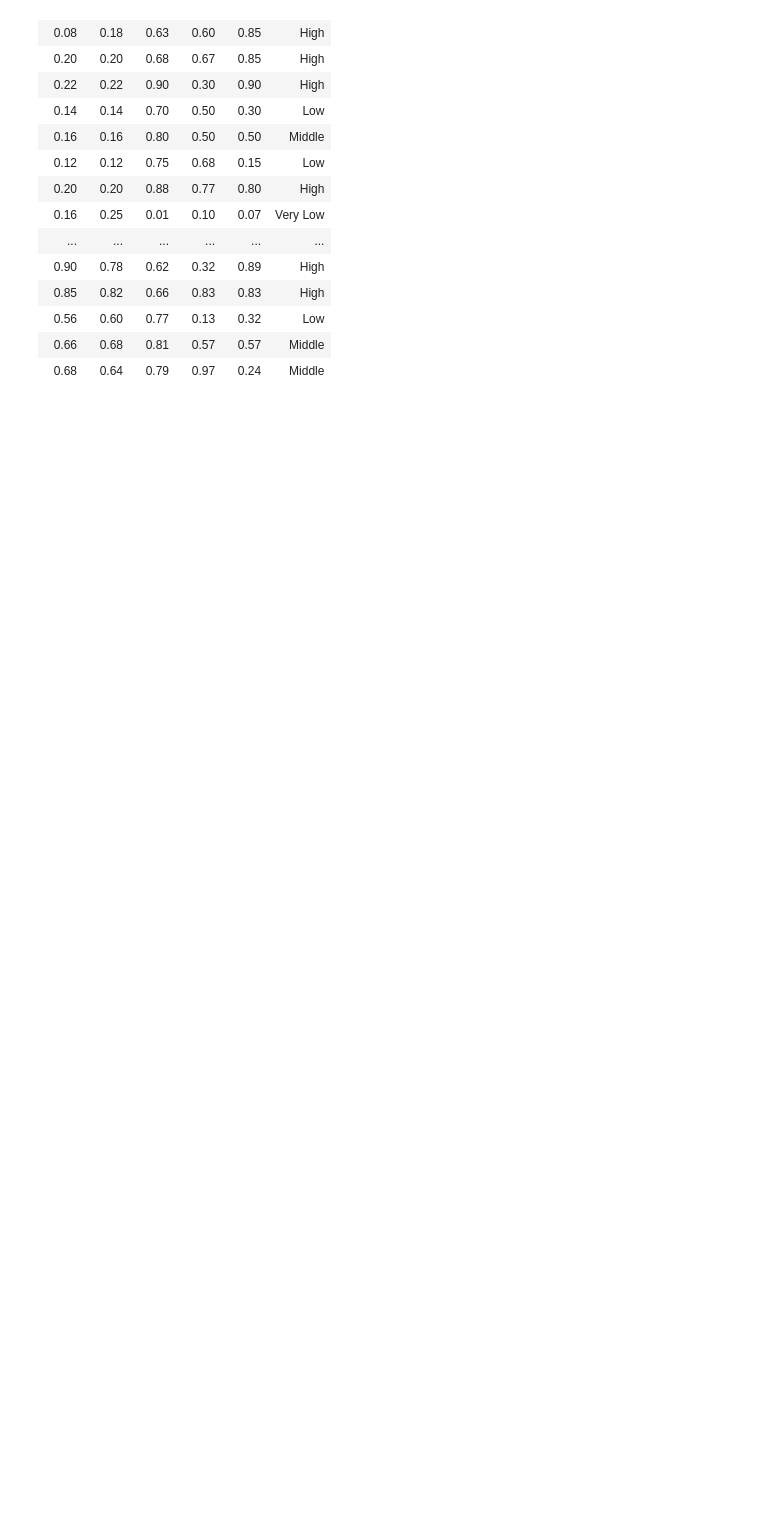
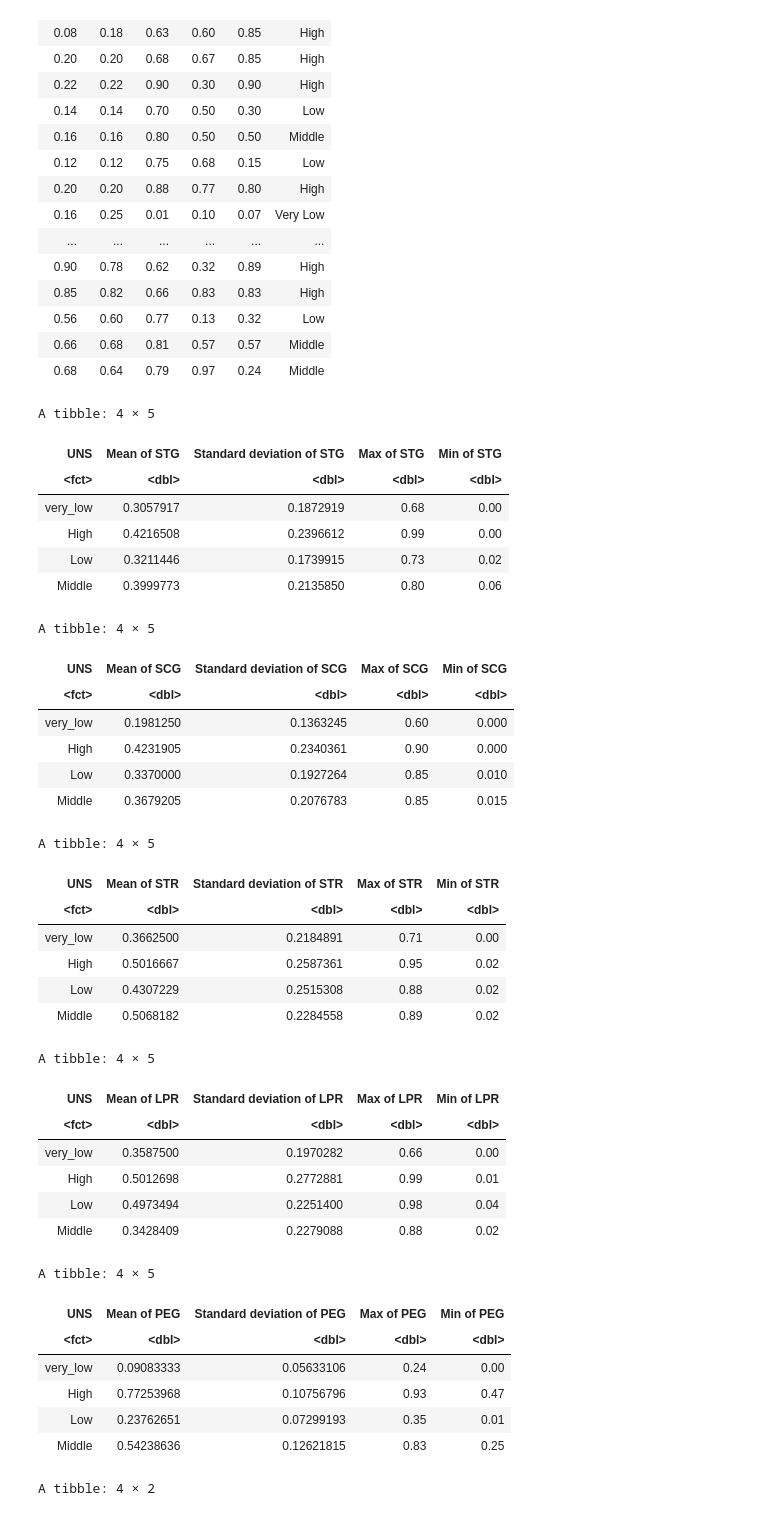
Before and after one commit to imbpeng/DSCI002-19, a Jupyter notebook: Proposal.ipynb, the cells around one changed output. Cells and saved outputs as stored; diff of their text form; code cells hidden in the pictures; blank space fills up the shorter version.

Commit message:
Add summarized statictic

```diff
--- a/Proposal.ipynb
+++ b/Proposal.ipynb
@@ -63,3 +63,74 @@ A tibble: 145 × 6
 | 0.56 | 0.60 | 0.77 | 0.13 | 0.32 | Low |
 | 0.66 | 0.68 | 0.81 | 0.57 | 0.57 | Middle |
 | 0.68 | 0.64 | 0.79 | 0.97 | 0.24 | Middle |
+# %%
+# Summarize training data grouped by difference UNS for each quantitative variable in 5 tables
+data_train|>group_by(UNS)|>
+    summarize("Mean of STG"=mean(STG),
+             "Standard deviation of STG"=sd(STG),
+             "Max of STG"=max(STG),
+             "Min of STG"=min(STG))
+
+data_train|>group_by(UNS)|>
+    summarize("Mean of SCG"=mean(SCG),
+             "Standard deviation of SCG"=sd(SCG),
+             "Max of SCG"=max(SCG),
+             "Min of SCG"=min(SCG))
+
+data_train|>group_by(UNS)|>
+    summarize("Mean of STR"=mean(STR),
+             "Standard deviation of STR"=sd(STR),
+             "Max of STR"=max(STR),
+             "Min of STR"=min(STR))
+
+data_train|>group_by(UNS)|>
+    summarize("Mean of LPR"=mean(LPR),
+             "Standard deviation of LPR"=sd(LPR),
+             "Max of LPR"=max(LPR),
+             "Min of LPR"=min(LPR))
+
+data_train|>group_by(UNS)|>
+    summarize("Mean of PEG"=mean(PEG),
+             "Standard deviation of PEG"=sd(PEG),
+             "Max of PEG"=max(PEG),
+             "Min of PEG"=min(PEG))
+# Summarize the number of observations of each category of UNS
+data_train|>group_by(UNS)|>
+    summarize("Number of users"=n())
+# %% [output]
+A tibble: 4 × 5
+| UNS | Mean of STG | Standard deviation of STG | Max of STG | Min of STG |
+| <fct> | <dbl> | <dbl> | <dbl> | <dbl> |
+| very_low | 0.3057917 | 0.1872919 | 0.68 | 0.00 |
+| High | 0.4216508 | 0.2396612 | 0.99 | 0.00 |
+| Low | 0.3211446 | 0.1739915 | 0.73 | 0.02 |
+| Middle | 0.3999773 | 0.2135850 | 0.80 | 0.06 |
+A tibble: 4 × 5
+| UNS | Mean of SCG | Standard deviation of SCG | Max of SCG | Min of SCG |
+| <fct> | <dbl> | <dbl> | <dbl> | <dbl> |
+| very_low | 0.1981250 | 0.1363245 | 0.60 | 0.000 |
+| High | 0.4231905 | 0.2340361 | 0.90 | 0.000 |
+| Low | 0.3370000 | 0.1927264 | 0.85 | 0.010 |
+| Middle | 0.3679205 | 0.2076783 | 0.85 | 0.015 |
+A tibble: 4 × 5
+| UNS | Mean of STR | Standard deviation of STR | Max of STR | Min of STR |
+| <fct> | <dbl> | <dbl> | <dbl> | <dbl> |
+| very_low | 0.3662500 | 0.2184891 | 0.71 | 0.00 |
+| High | 0.5016667 | 0.2587361 | 0.95 | 0.02 |
+| Low | 0.4307229 | 0.2515308 | 0.88 | 0.02 |
+| Middle | 0.5068182 | 0.2284558 | 0.89 | 0.02 |
+A tibble: 4 × 5
+| UNS | Mean of LPR | Standard deviation of LPR | Max of LPR | Min of LPR |
+| <fct> | <dbl> | <dbl> | <dbl> | <dbl> |
+| very_low | 0.3587500 | 0.1970282 | 0.66 | 0.00 |
+| High | 0.5012698 | 0.2772881 | 0.99 | 0.01 |
+| Low | 0.4973494 | 0.2251400 | 0.98 | 0.04 |
+| Middle | 0.3428409 | 0.2279088 | 0.88 | 0.02 |
+A tibble: 4 × 5
+| UNS | Mean of PEG | Standard deviation of PEG | Max of PEG | Min of PEG |
+| <fct> | <dbl> | <dbl> | <dbl> | <dbl> |
+| very_low | 0.09083333 | 0.05633106 | 0.24 | 0.00 |
+| High | 0.77253968 | 0.10756796 | 0.93 | 0.47 |
+| Low | 0.23762651 | 0.07299193 | 0.35 | 0.01 |
+| Middle | 0.54238636 | 0.12621815 | 0.83 | 0.25 |
+A tibble: 4 × 2
```
Also changed, not shown: parts of 1 cell of this notebook.
